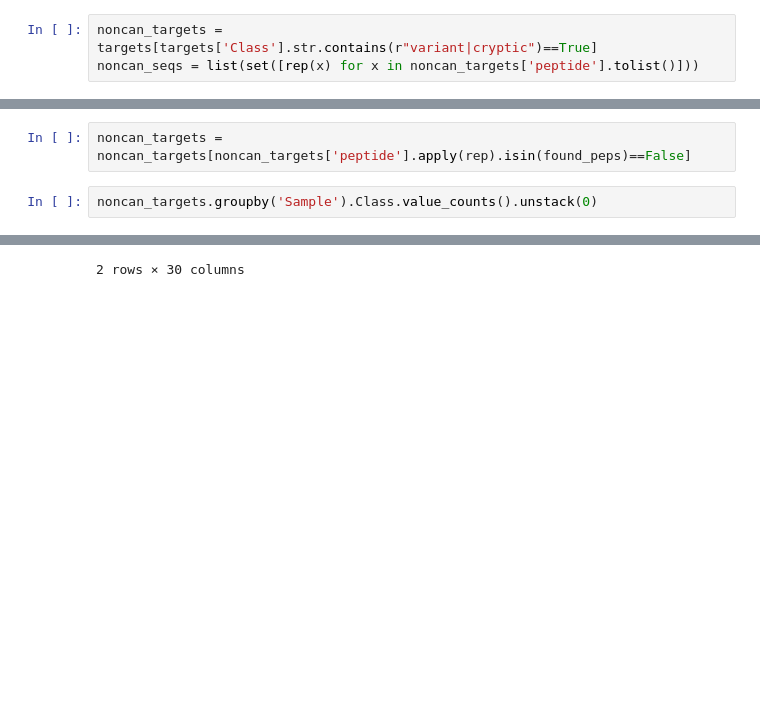
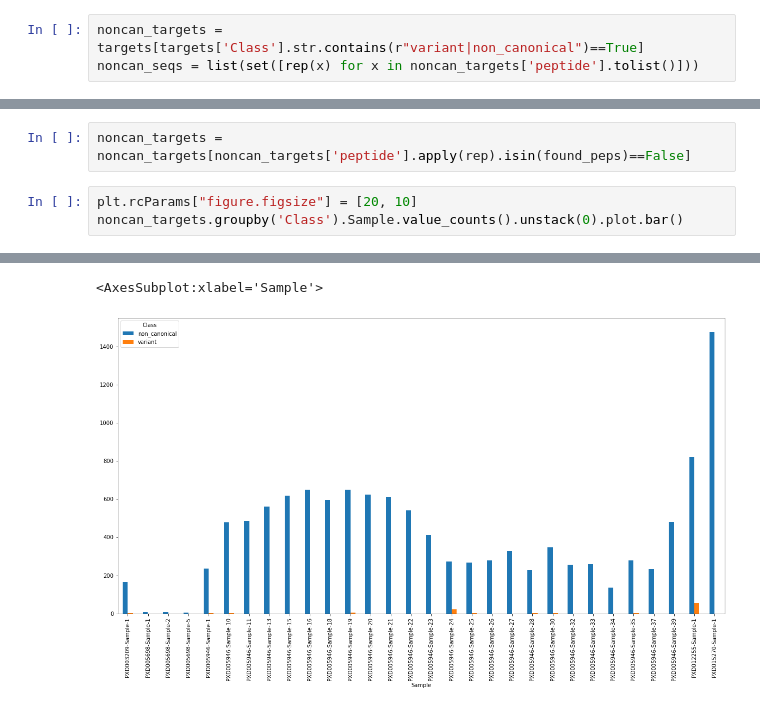
Before and after one commit to ypriverol/pgdb-manuscript, a Jupyter notebook: Peptide_analysis.ipynb, the cells around one changed output, grey strips where cells are left out. Drawn from its saved outputs; the diff is of its cells as text; blank space fills up the shorter version.

```diff
--- a/Peptide_analysis.ipynb
+++ b/Peptide_analysis.ipynb
@@ -119,7 +119,7 @@ targets.to_csv(output_file, sep='\t', index=False)
 def rep(x):
     return re.sub('{[^}]*}', '', x.replace('(','{').replace(')', '}').replace('.',''))
 # %%
-noncan_targets = targets[targets['Class'].str.contains(r"variant|cryptic")==True]
+noncan_targets = targets[targets['Class'].str.contains(r"variant|non_canonical")==True]
 noncan_seqs = list(set([rep(x) for x in noncan_targets['peptide'].tolist()]))
 # %%
 #get all canonical sequences from fasta
@@ -141,5 +141,6 @@ for astr in allcan_seqs:
 # %%
 noncan_targets = noncan_targets[noncan_targets['peptide'].apply(rep).isin(found_peps)==False]
 # %%
-noncan_targets.groupby('Sample').Class.value_counts().unstack(0)
+plt.rcParams["figure.figsize"] = [20, 10]
+noncan_targets.groupby('Class').Sample.value_counts().unstack(0).plot.bar()
 # %% [output]
@@ -150 +147,2 @@ noncan_targets.groupby('Sample').Class.value_counts().unstack(0)
-2 rows × 30 columns
+<AxesSubplot:xlabel='Sample'>
+[figure, added]
```
Also changed, not shown: parts of 3 cells of this notebook, 1 other file.
